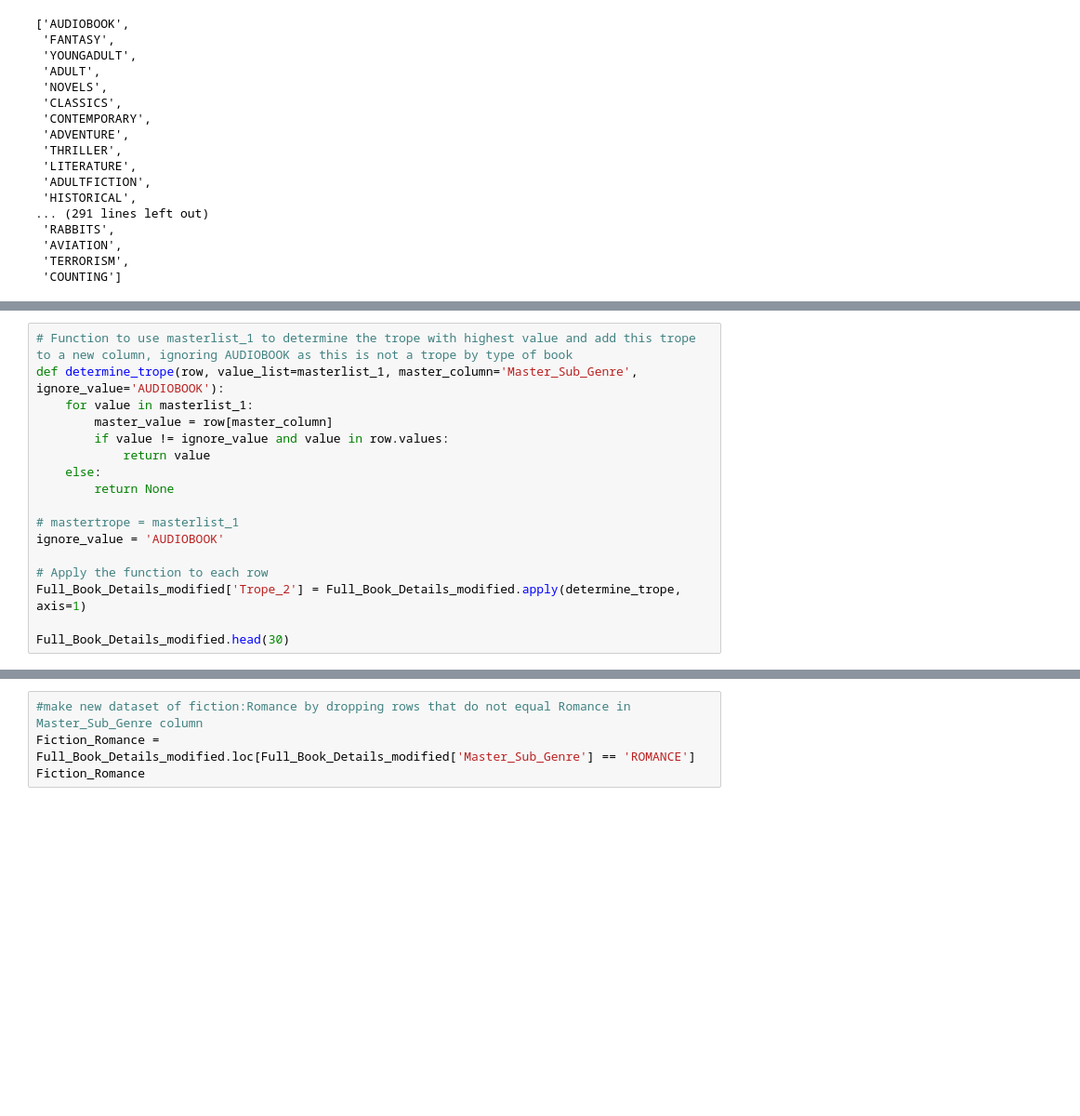
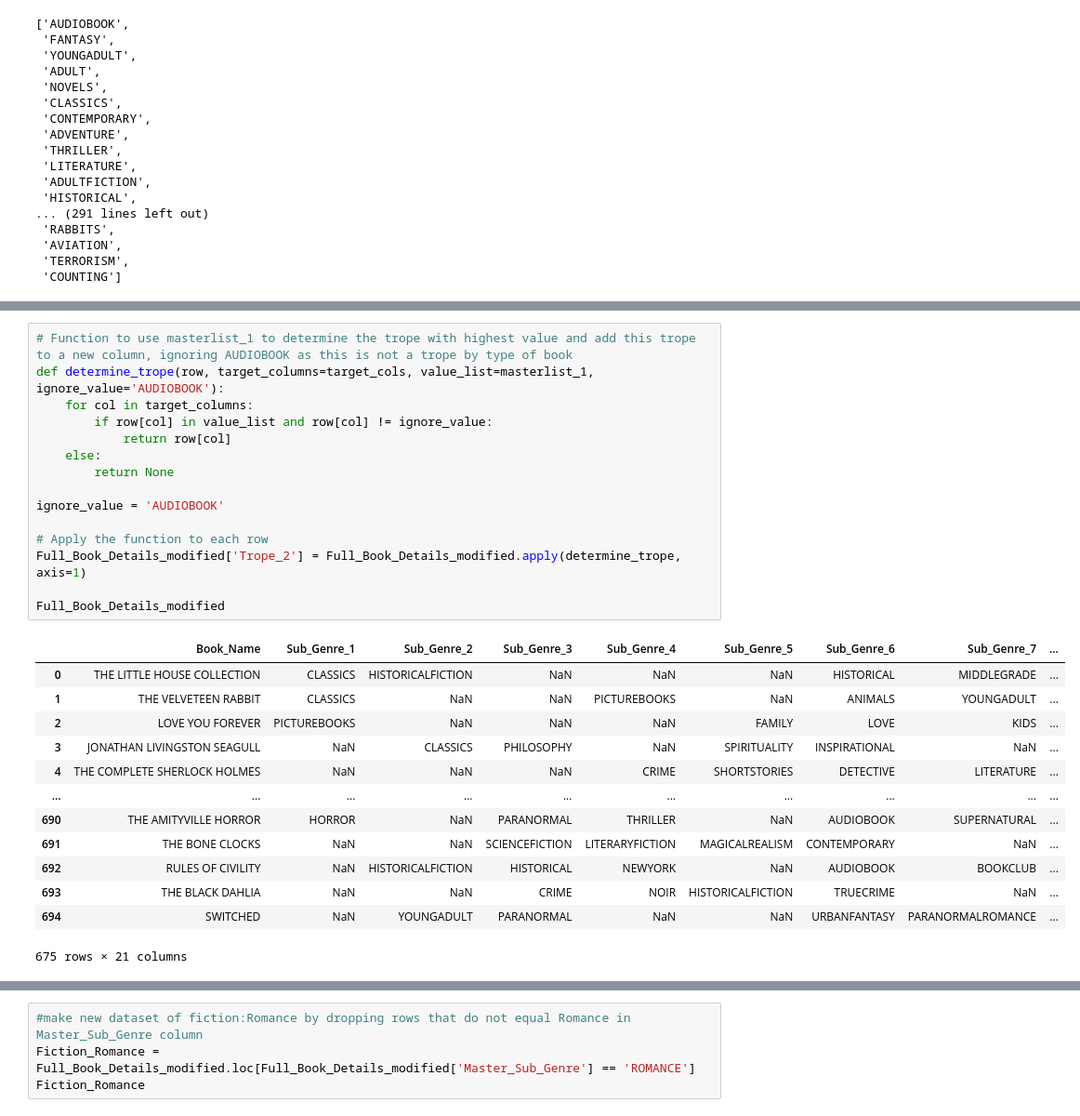
Before and after one commit to ammabe1/Publish-Me---Release-Assistant, a Jupyter notebook: Publish_Me Release_Assistant.ipynb, the cells around one changed output, grey strips where cells are left out. Shown at 93% size. Saved outputs shown, nothing was run; the diff lists cells and outputs as text; blank space fills up the shorter version.

Commit message:
added Trope_2 column. working on adjusting code to strip Trope_2 values from subs cols.

```diff
--- a/Publish_Me Release_Assistant.ipynb
+++ b/Publish_Me Release_Assistant.ipynb
@@ -684,20 +697,32 @@ Full_Book_Details_modified.head(10)
 # %%
 # Function to use masterlist_1 to determine the trope with highest value and add this trope to a new column, ignoring AUDIOBOOK as this is not a trope by type of book
-def determine_trope(row, value_list=masterlist_1, master_column='Master_Sub_Genre', ignore_value='AUDIOBOOK'):
-    for value in masterlist_1:
-        master_value = row[master_column]
-        if value != ignore_value and value in row.values:
-            return value
+def determine_trope(row, target_columns=target_cols, value_list=masterlist_1, ignore_value='AUDIOBOOK'):
+    for col in target_columns:
+        if row[col] in value_list and row[col] != ignore_value:
+            return row[col]
     else:
         return None
 
-# mastertrope = masterlist_1
 ignore_value = 'AUDIOBOOK'
 
 # Apply the function to each row
 Full_Book_Details_modified['Trope_2'] = Full_Book_Details_modified.apply(determine_trope, axis=1)
 
-Full_Book_Details_modified.head(30)
+Full_Book_Details_modified
+# %% [output]
+|  | Book_Name | Sub_Genre_1 | Sub_Genre_2 | Sub_Genre_3 | Sub_Genre_4 | Sub_Genre_5 | Sub_Genre_6 | Sub_Genre_7 | ... |
+| 0 | THE LITTLE HOUSE COLLECTION | CLASSICS | HISTORICALFICTION | NaN | NaN | NaN | HISTORICAL | MIDDLEGRADE | ... |
+| 1 | THE VELVETEEN RABBIT | CLASSICS | NaN | NaN | PICTUREBOOKS | NaN | ANIMALS | YOUNGADULT | ... |
+| 2 | LOVE YOU FOREVER | PICTUREBOOKS | NaN | NaN | NaN | FAMILY | LOVE | KIDS | ... |
+| 3 | JONATHAN LIVINGSTON SEAGULL | NaN | CLASSICS | PHILOSOPHY | NaN | SPIRITUALITY | INSPIRATIONAL | NaN | ... |
+| 4 | THE COMPLETE SHERLOCK HOLMES | NaN | NaN | NaN | CRIME | SHORTSTORIES | DETECTIVE | LITERATURE | ... |
+| ... | ... | ... | ... | ... | ... | ... | ... | ... | ... |
+| 690 | THE AMITYVILLE HORROR | HORROR | NaN | PARANORMAL | THRILLER | NaN | AUDIOBOOK | SUPERNATURAL | ... |
+| 691 | THE BONE CLOCKS | NaN | NaN | SCIENCEFICTION | LITERARYFICTION | MAGICALREALISM | CONTEMPORARY | NaN | ... |
+| 692 | RULES OF CIVILITY | NaN | HISTORICALFICTION | HISTORICAL | NEWYORK | NaN | AUDIOBOOK | BOOKCLUB | ... |
+| 693 | THE BLACK DAHLIA | NaN | NaN | CRIME | NOIR | HISTORICALFICTION | TRUECRIME | NaN | ... |
+| 694 | SWITCHED | NaN | YOUNGADULT | PARANORMAL | NaN | NaN | URBANFANTASY | PARANORMALROMANCE | ... |
+675 rows × 21 columns
 # %%
 #replace Trope_1 vaules if Sub_Genre 1-10 columns with nan, then repeat the process with Trope_2, etc.
 def replace_with_nan1(Full_Book_Details_modified, target_columns, master_column=columns):
```
Also changed, not shown: parts of 3 cells of this notebook.
